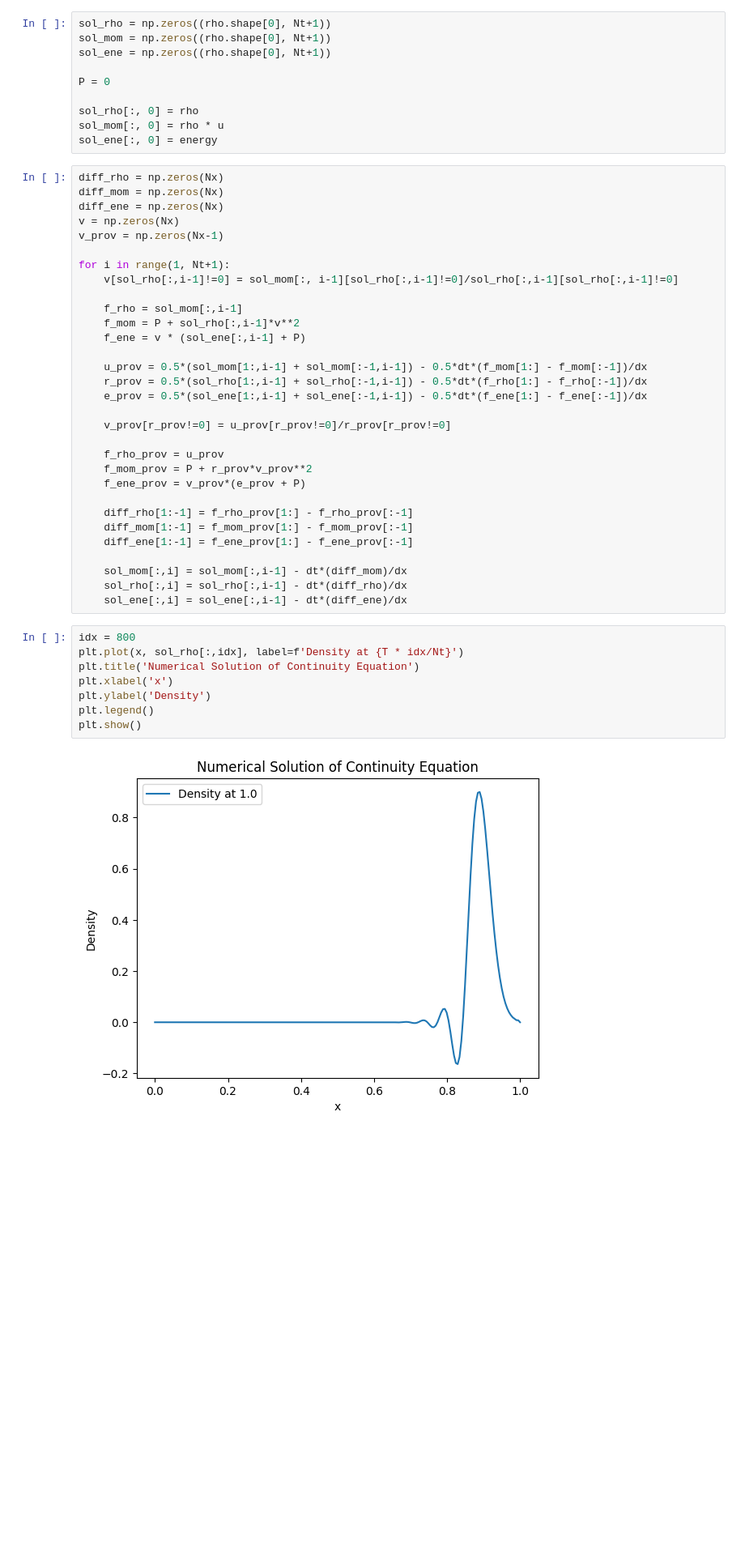
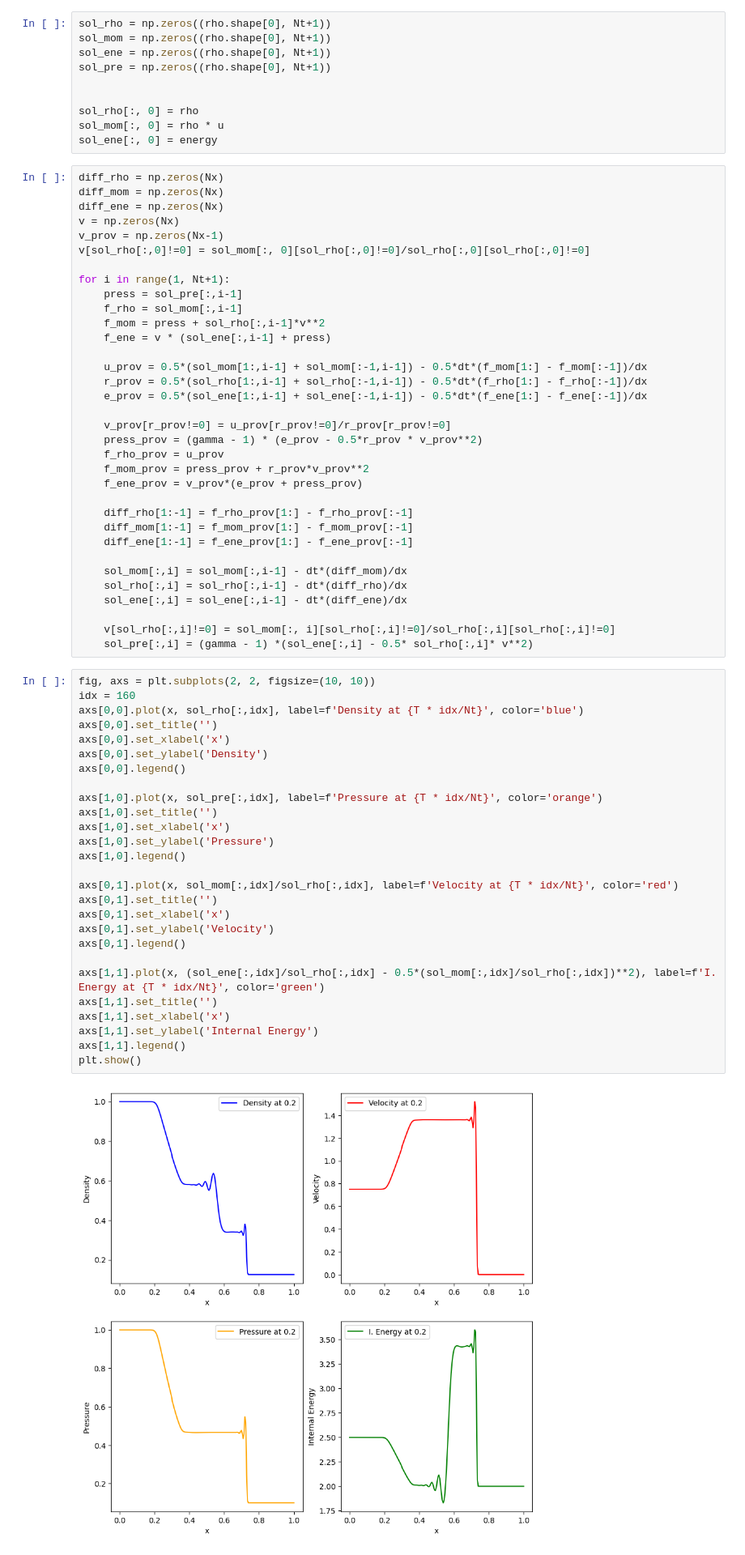
Before and after one commit to daniloaballayf/Shockwave-TAMU, a Jupyter notebook: 1D Notebooks/Shockwave.ipynb, the cells around one changed output. Shown at 81% size. Saved outputs shown, nothing was run; the diff lists cells and outputs as text; blank space fills up the shorter version.

```diff
--- a/1D Notebooks/Shockwave.ipynb
+++ b/1D Notebooks/Shockwave.ipynb
@@ -44,8 +57,8 @@ axs[2].legend()
 sol_rho = np.zeros((rho.shape[0], Nt+1))
 sol_mom = np.zeros((rho.shape[0], Nt+1))
 sol_ene = np.zeros((rho.shape[0], Nt+1))
+sol_pre = np.zeros((rho.shape[0], Nt+1))
 
-P = 0
 
 sol_rho[:, 0] = rho
 sol_mom[:, 0] = rho * u
@@ -56,23 +69,23 @@ diff_mom = np.zeros(Nx)
 diff_ene = np.zeros(Nx)
 v = np.zeros(Nx)
 v_prov = np.zeros(Nx-1)
+v[sol_rho[:,0]!=0] = sol_mom[:, 0][sol_rho[:,0]!=0]/sol_rho[:,0][sol_rho[:,0]!=0]
 
 for i in range(1, Nt+1):
-    v[sol_rho[:,i-1]!=0] = sol_mom[:, i-1][sol_rho[:,i-1]!=0]/sol_rho[:,i-1][sol_rho[:,i-1]!=0]
-
+    press = sol_pre[:,i-1]
     f_rho = sol_mom[:,i-1]
-    f_mom = P + sol_rho[:,i-1]*v**2
-    f_ene = v * (sol_ene[:,i-1] + P)
+    f_mom = press + sol_rho[:,i-1]*v**2
+    f_ene = v * (sol_ene[:,i-1] + press)
 
     u_prov = 0.5*(sol_mom[1:,i-1] + sol_mom[:-1,i-1]) - 0.5*dt*(f_mom[1:] - f_mom[:-1])/dx
     r_prov = 0.5*(sol_rho[1:,i-1] + sol_rho[:-1,i-1]) - 0.5*dt*(f_rho[1:] - f_rho[:-1])/dx
     e_prov = 0.5*(sol_ene[1:,i-1] + sol_ene[:-1,i-1]) - 0.5*dt*(f_ene[1:] - f_ene[:-1])/dx
 
     v_prov[r_prov!=0] = u_prov[r_prov!=0]/r_prov[r_prov!=0]
-
+    press_prov = (gamma - 1) * (e_prov - 0.5*r_prov * v_prov**2)
     f_rho_prov = u_prov
-    f_mom_prov = P + r_prov*v_prov**2
-    f_ene_prov = v_prov*(e_prov + P)
+    f_mom_prov = press_prov + r_prov*v_prov**2
+    f_ene_prov = v_prov*(e_prov + press_prov)
 
     diff_rho[1:-1] = f_rho_prov[1:] - f_rho_prov[:-1]
     diff_mom[1:-1] = f_mom_prov[1:] - f_mom_prov[:-1]
@@ -81,13 +94,35 @@ for i in range(1, Nt+1):
     sol_mom[:,i] = sol_mom[:,i-1] - dt*(diff_mom)/dx
     sol_rho[:,i] = sol_rho[:,i-1] - dt*(diff_rho)/dx
     sol_ene[:,i] = sol_ene[:,i-1] - dt*(diff_ene)/dx
+
+    v[sol_rho[:,i]!=0] = sol_mom[:, i][sol_rho[:,i]!=0]/sol_rho[:,i][sol_rho[:,i]!=0]
+    sol_pre[:,i] = (gamma - 1) *(sol_ene[:,i] - 0.5* sol_rho[:,i]* v**2)
 # %%
-idx = 800
-plt.plot(x, sol_rho[:,idx], label=f'Density at {T * idx/Nt}')
-plt.title('Numerical Solution of Continuity Equation')
-plt.xlabel('x')
-plt.ylabel('Density')
-plt.legend()
+fig, axs = plt.subplots(2, 2, figsize=(10, 10))
+idx = 160
+axs[0,0].plot(x, sol_rho[:,idx], label=f'Density at {T * idx/Nt}', color='blue')
+axs[0,0].set_title('')
+axs[0,0].set_xlabel('x')
+axs[0,0].set_ylabel('Density')
+axs[0,0].legend()
+
+axs[1,0].plot(x, sol_pre[:,idx], label=f'Pressure at {T * idx/Nt}', color='orange')
+axs[1,0].set_title('')
+axs[1,0].set_xlabel('x')
+axs[1,0].set_ylabel('Pressure')
+axs[1,0].legend()
+
+axs[0,1].plot(x, sol_mom[:,idx]/sol_rho[:,idx], label=f'Velocity at {T * idx/Nt}', color='red')
+axs[0,1].set_title('')
+axs[0,1].set_xlabel('x')
+axs[0,1].set_ylabel('Velocity')
+axs[0,1].legend()
+
+axs[1,1].plot(x, (sol_ene[:,idx]/sol_rho[:,idx] - 0.5*(sol_mom[:,idx]/sol_rho[:,idx])**2), label=f'I. Energy at {T * idx/Nt}', color='green')
+axs[1,1].set_title('')
+axs[1,1].set_xlabel('x')
+axs[1,1].set_ylabel('Internal Energy')
+axs[1,1].legend()
 plt.show()
 # %% [output]
-[figure, old version]
+[figure, new version]
```
Also changed, not shown: parts of 3 cells of this notebook.
